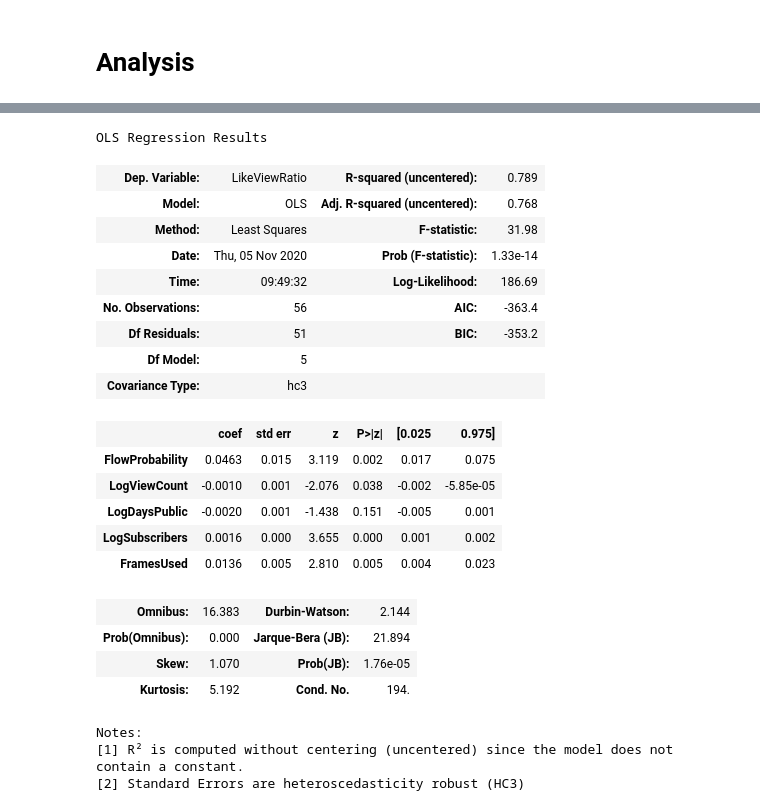
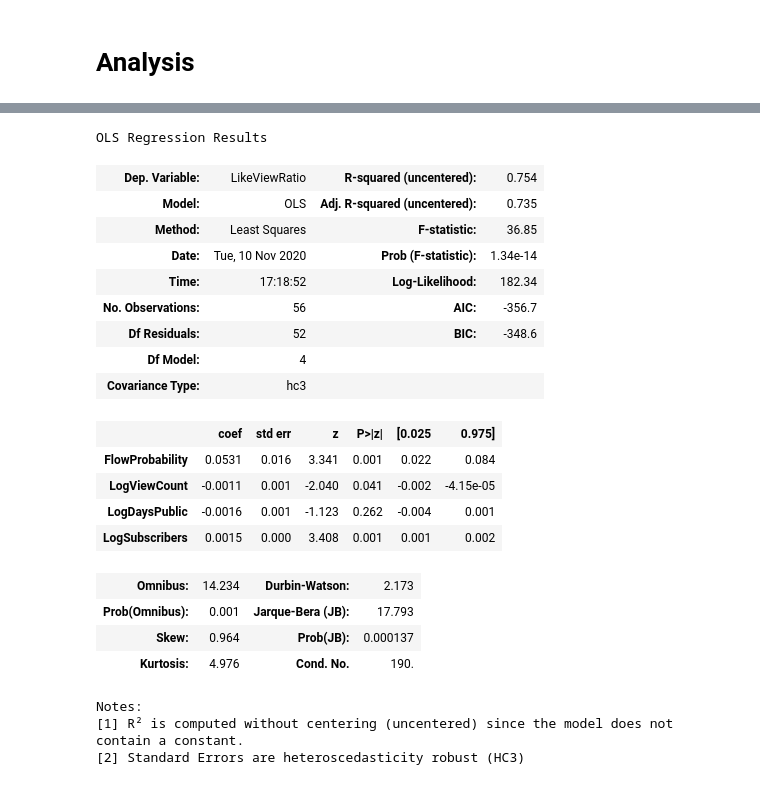
Before and after one commit to LHumpe/COINs-CNN-FLOW, a Jupyter notebook: notebooks/YouTube_analysis.ipynb, the cells around one changed output, grey strips where cells are left out. Drawn from its saved outputs; the diff is of its cells as text; code cells hidden in the pictures.

```diff
--- a/notebooks/YouTube_analysis.ipynb
+++ b/notebooks/YouTube_analysis.ipynb
@@ -123,32 +123,37 @@ g.map_lower(sns.scatterplot, s=15);
 # %%
-X = final_data[['FlowProbability', 'LogViewCount', 'LogDaysPublic','LogSubscribers','FramesUsed']]
+final_data.rename(columns={'LikeViewRatio':'LV_Ratio',
+                           'FlowProbability':'F_Prob',
+                           'LogViewCount':'VC_Log',
+                           'LogDaysPublic':'DP_Log',
+                           'LogSubscribers':'SC_Log',
+                           'FramesUsed':'FU'})
+X = final_data[['FlowProbability', 'LogViewCount', 'LogDaysPublic','LogSubscribers']]
 y = final_data['LikeViewRatio']
 
 
 model = sm.OLS(y,X)
 model = model.fit(cov_type='hc3')
 model.summary()
 # %% [output]
 OLS Regression Results
-| Dep. Variable: | LikeViewRatio | R-squared (uncentered): | 0.789 |
-| Model: | OLS | Adj. R-squared (uncentered): | 0.768 |
-| Method: | Least Squares | F-statistic: | 31.98 |
-| Date: | Thu, 05 Nov 2020 | Prob (F-statistic): | 1.33e-14 |
-| Time: | 09:49:32 | Log-Likelihood: | 186.69 |
-| No. Observations: | 56 | AIC: | -363.4 |
-| Df Residuals: | 51 | BIC: | -353.2 |
-| Df Model: | 5 |  |  |
+| Dep. Variable: | LikeViewRatio | R-squared (uncentered): | 0.754 |
+| Model: | OLS | Adj. R-squared (uncentered): | 0.735 |
+| Method: | Least Squares | F-statistic: | 36.85 |
+| Date: | Tue, 10 Nov 2020 | Prob (F-statistic): | 1.34e-14 |
+| Time: | 17:18:52 | Log-Likelihood: | 182.34 |
+| No. Observations: | 56 | AIC: | -356.7 |
+| Df Residuals: | 52 | BIC: | -348.6 |
+| Df Model: | 4 |  |  |
 | Covariance Type: | hc3 |  |  |
 |  | coef | std err | z | P>|z| | [0.025 | 0.975] |
-| FlowProbability | 0.0463 | 0.015 | 3.119 | 0.002 | 0.017 | 0.075 |
-| LogViewCount | -0.0010 | 0.001 | -2.076 | 0.038 | -0.002 | -5.85e-05 |
-| LogDaysPublic | -0.0020 | 0.001 | -1.438 | 0.151 | -0.005 | 0.001 |
-| LogSubscribers | 0.0016 | 0.000 | 3.655 | 0.000 | 0.001 | 0.002 |
-| FramesUsed | 0.0136 | 0.005 | 2.810 | 0.005 | 0.004 | 0.023 |
+| FlowProbability | 0.0531 | 0.016 | 3.341 | 0.001 | 0.022 | 0.084 |
+| LogViewCount | -0.0011 | 0.001 | -2.040 | 0.041 | -0.002 | -4.15e-05 |
+| LogDaysPublic | -0.0016 | 0.001 | -1.123 | 0.262 | -0.004 | 0.001 |
+| LogSubscribers | 0.0015 | 0.000 | 3.408 | 0.001 | 0.001 | 0.002 |
-| Omnibus: | 16.383 | Durbin-Watson: | 2.144 |
-| Prob(Omnibus): | 0.000 | Jarque-Bera (JB): | 21.894 |
-| Skew: | 1.070 | Prob(JB): | 1.76e-05 |
-| Kurtosis: | 5.192 | Cond. No. | 194. |
+| Omnibus: | 14.234 | Durbin-Watson: | 2.173 |
+| Prob(Omnibus): | 0.001 | Jarque-Bera (JB): | 17.793 |
+| Skew: | 0.964 | Prob(JB): | 0.000137 |
+| Kurtosis: | 4.976 | Cond. No. | 190. |
 Notes:
 [1] R² is computed without centering (uncentered) since the model does not contain a constant.
 [2] Standard Errors are heteroscedasticity robust (HC3)
```
Also changed, not shown: parts of 5 cells of this notebook, 5 other files.
